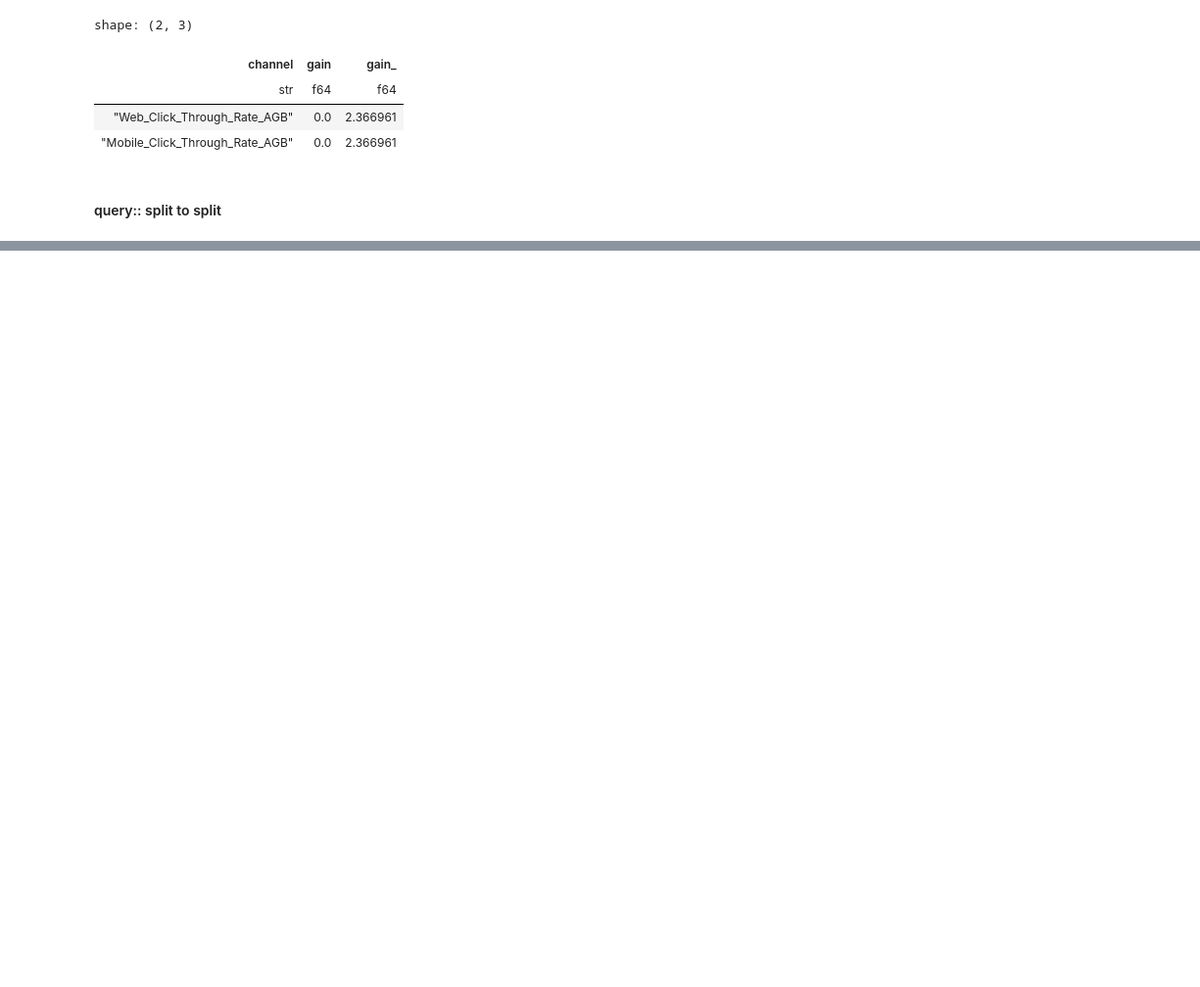
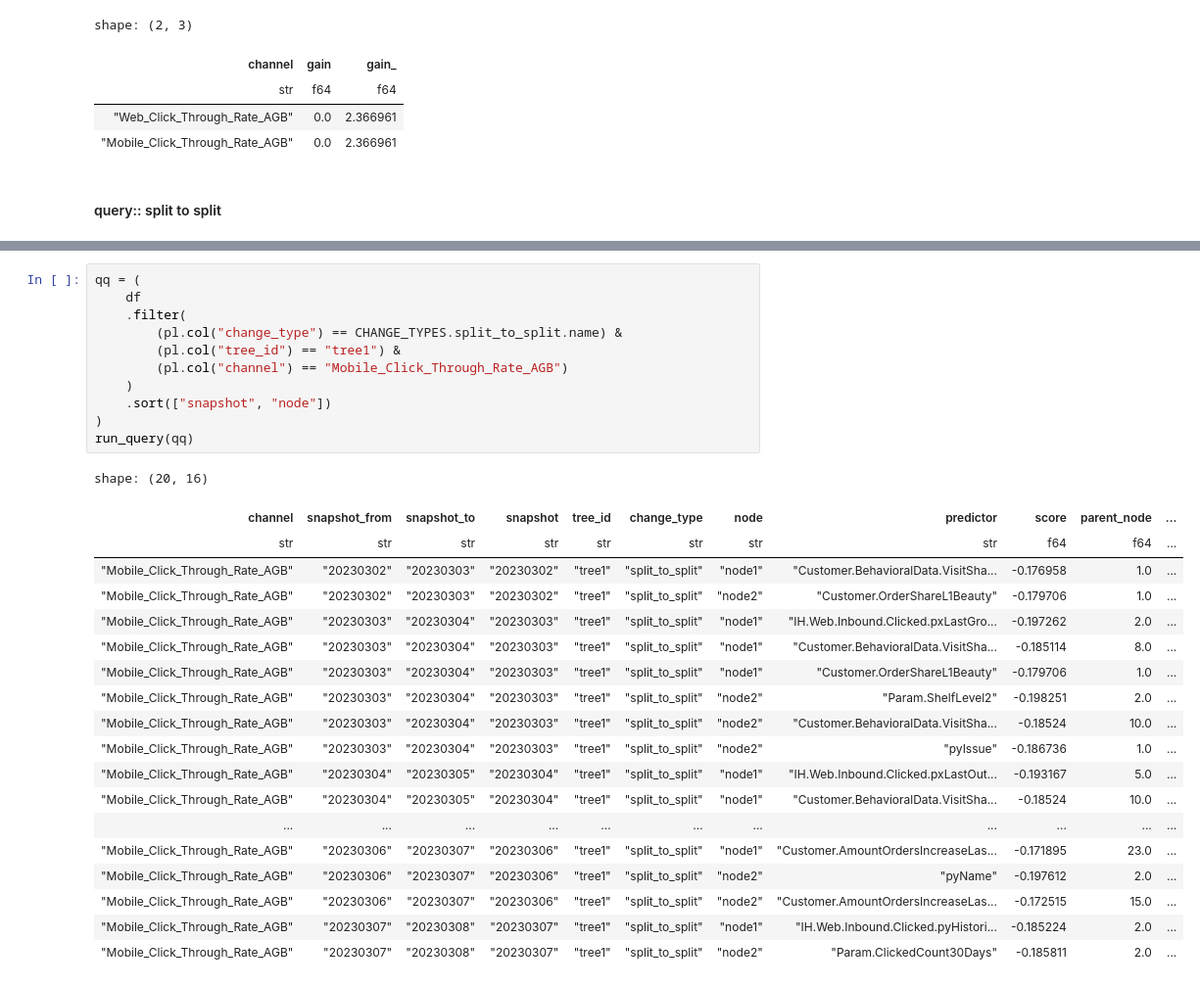
Before and after one commit to shaniyahassanali/pega-datascientist-tools, a Jupyter notebook: examples/datamart/TreeAnalysis.ipynb, the cells around one changed output, grey strips where cells are left out. Shown at 98% size. Drawn from its saved outputs; the diff is of its cells as text; blank space fills up the shorter version.

```diff
--- a/examples/datamart/TreeAnalysis.ipynb
+++ b/examples/datamart/TreeAnalysis.ipynb
@@ -260,0 +261,31 @@ shape: (2, 3)
+# %%
+qq = (
+    df
+    .filter(
+        (pl.col("change_type") == CHANGE_TYPES.split_to_split.name) &
+        (pl.col("tree_id") == "tree1") &
+        (pl.col("channel") == "Mobile_Click_Through_Rate_AGB")
+    )
+    .sort(["snapshot", "node"])
+)
+run_query(qq)
+# %% [output]
+shape: (20, 16)
+| channel | snapshot_from | snapshot_to | snapshot | tree_id | change_type | node | predictor | score | parent_node | ... |
+| str | str | str | str | str | str | str | str | f64 | f64 | ... |
+| "Mobile_Click_Through_Rate_AGB" | "20230302" | "20230303" | "20230302" | "tree1" | "split_to_split" | "node1" | "Customer.BehavioralData.VisitSha... | -0.176958 | 1.0 | ... |
+| "Mobile_Click_Through_Rate_AGB" | "20230302" | "20230303" | "20230302" | "tree1" | "split_to_split" | "node2" | "Customer.OrderShareL1Beauty" | -0.179706 | 1.0 | ... |
+| "Mobile_Click_Through_Rate_AGB" | "20230303" | "20230304" | "20230303" | "tree1" | "split_to_split" | "node1" | "IH.Web.Inbound.Clicked.pxLastGro... | -0.197262 | 2.0 | ... |
+| "Mobile_Click_Through_Rate_AGB" | "20230303" | "20230304" | "20230303" | "tree1" | "split_to_split" | "node1" | "Customer.BehavioralData.VisitSha... | -0.185114 | 8.0 | ... |
+| "Mobile_Click_Through_Rate_AGB" | "20230303" | "20230304" | "20230303" | "tree1" | "split_to_split" | "node1" | "Customer.OrderShareL1Beauty" | -0.179706 | 1.0 | ... |
+| "Mobile_Click_Through_Rate_AGB" | "20230303" | "20230304" | "20230303" | "tree1" | "split_to_split" | "node2" | "Param.ShelfLevel2" | -0.198251 | 2.0 | ... |
+| "Mobile_Click_Through_Rate_AGB" | "20230303" | "20230304" | "20230303" | "tree1" | "split_to_split" | "node2" | "Customer.BehavioralData.VisitSha... | -0.18524 | 10.0 | ... |
+| "Mobile_Click_Through_Rate_AGB" | "20230303" | "20230304" | "20230303" | "tree1" | "split_to_split" | "node2" | "pyIssue" | -0.186736 | 1.0 | ... |
+| "Mobile_Click_Through_Rate_AGB" | "20230304" | "20230305" | "20230304" | "tree1" | "split_to_split" | "node1" | "IH.Web.Inbound.Clicked.pxLastOut... | -0.193167 | 5.0 | ... |
+| "Mobile_Click_Through_Rate_AGB" | "20230304" | "20230305" | "20230304" | "tree1" | "split_to_split" | "node1" | "Customer.BehavioralData.VisitSha... | -0.18524 | 10.0 | ... |
+| ... | ... | ... | ... | ... | ... | ... | ... | ... | ... | ... |
+| "Mobile_Click_Through_Rate_AGB" | "20230306" | "20230307" | "20230306" | "tree1" | "split_to_split" | "node1" | "Customer.AmountOrdersIncreaseLas... | -0.171895 | 23.0 | ... |
+| "Mobile_Click_Through_Rate_AGB" | "20230306" | "20230307" | "20230306" | "tree1" | "split_to_split" | "node2" | "pyName" | -0.197612 | 2.0 | ... |
+| "Mobile_Click_Through_Rate_AGB" | "20230306" | "20230307" | "20230306" | "tree1" | "split_to_split" | "node2" | "Customer.AmountOrdersIncreaseLas... | -0.172515 | 15.0 | ... |
+| "Mobile_Click_Through_Rate_AGB" | "20230307" | "20230308" | "20230307" | "tree1" | "split_to_split" | "node1" | "IH.Web.Inbound.Clicked.pyHistori... | -0.185224 | 2.0 | ... |
+| "Mobile_Click_Through_Rate_AGB" | "20230307" | "20230308" | "20230307" | "tree1" | "split_to_split" | "node2" | "Param.ClickedCount30Days" | -0.185811 | 2.0 | ... |
```
Also changed, not shown: parts of 4 cells of this notebook.
